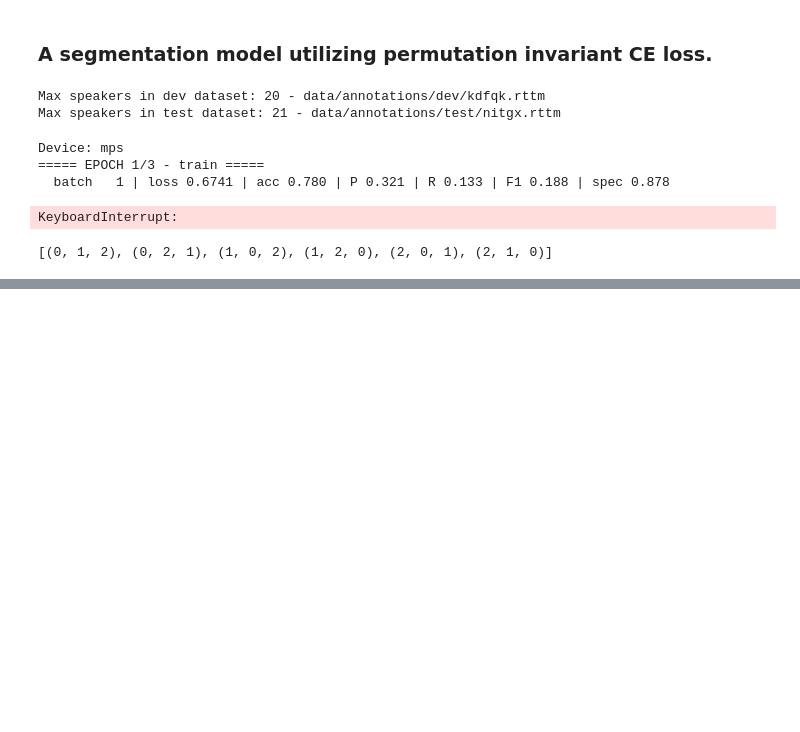
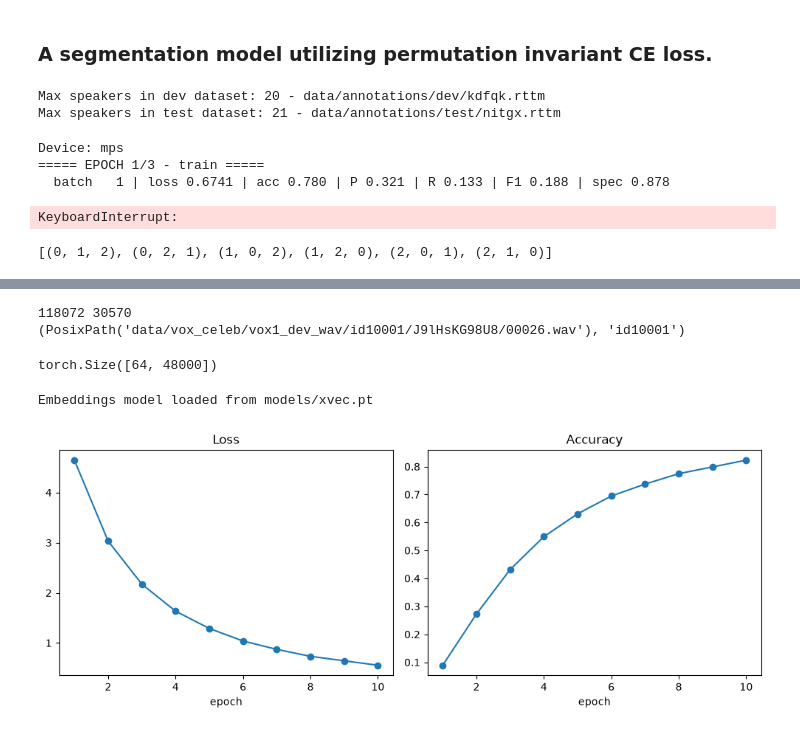
Before and after one commit to ALEGATOR1209/kse-deep-audio-lab2, a Jupyter notebook: lab2.ipynb, the cells around one changed output, grey strips where cells are left out. Cells and saved outputs as stored; diff of their text form; code cells hidden in the pictures; blank space fills up the shorter version.

```diff
--- a/lab2.ipynb
+++ b/lab2.ipynb
@@ -341,0 +353,18 @@ plt.tight_layout(); plt.show()
+# %%
+from pathlib import Path
+
+def manifest(df, root=Path("data/vox_celeb/vox1_dev_wav")):
+    items = []
+    for speaker in df["speaker"]:
+        for wav in (root / speaker).rglob("*.wav"):
+            items.append((wav, speaker))
+    return items
+
+train_items = manifest(train_df)
+val_items   = manifest(val_df)
+
+print(len(train_items), len(val_items))
+print(train_items[0])
+# %% [output]
+118072 30570
+(PosixPath('data/vox_celeb/vox1_dev_wav/id10001/J9lHsKG98U8/00026.wav'), 'id10001')
@@ -341,0 +395,44 @@ plt.tight_layout(); plt.show()
+# %%
+from torch.utils.data import DataLoader
+
+train_dl = DataLoader(train_ds, batch_size=64, shuffle=True, drop_last=True)
+val_dl = DataLoader(val_ds,   batch_size=64, shuffle=False)
+
+wav, y = next(iter(train_dl))
+print(wav.shape)
+# %% [output]
+torch.Size([64, 48000])
+# %%
+from src.embeddings import XVector
+from src.train import train_xvector
+
+EMBEDDINGS_RETRAIN = False
+
+xvec = XVector(
+    device=device,
+    spectrogram_layer=MelSpectrogramExtractor(sample_rate=SAMPLE_RATE, hop_ms=HOP, mel_bands=40),
+    n_speakers=len(spk2idx)
+)
+
+if EMBEDDINGS_MODEL.exists() and not EMBEDDINGS_RETRAIN:
+      xvec.load_state_dict(torch.load(EMBEDDINGS_MODEL, weights_only=True))
+      print(f"Embeddings model loaded from {EMBEDDINGS_MODEL}")
+else:
+    epochs = 10
+    lr = 1e-3
+    print(f"Device: {device}")
+
+    history = train_xvector(xvec, device, lr, epochs, train_dl)
+
+    MODELS_DIR.mkdir(exist_ok=True)
+    torch.save(xvec.state_dict(), EMBEDDINGS_MODEL)
+# %% [output]
+Embeddings model loaded from models/xvec.pt
+# %%
+fig, (ax1, ax2) = plt.subplots(1, 2, figsize=(10, 4))
+xs = range(1, len(history["train_loss"]) + 1)
+ax1.plot(xs, history["train_loss"], marker="o"); ax1.set(title="Loss", xlabel="epoch")
+ax2.plot(xs, history["train_acc"], marker="o");  ax2.set(title="Accuracy", xlabel="epoch")
+fig.tight_layout()
+# %% [output]
+[figure, added]
```
Also changed, not shown: parts of 10 cells of this notebook, 3 other files.
